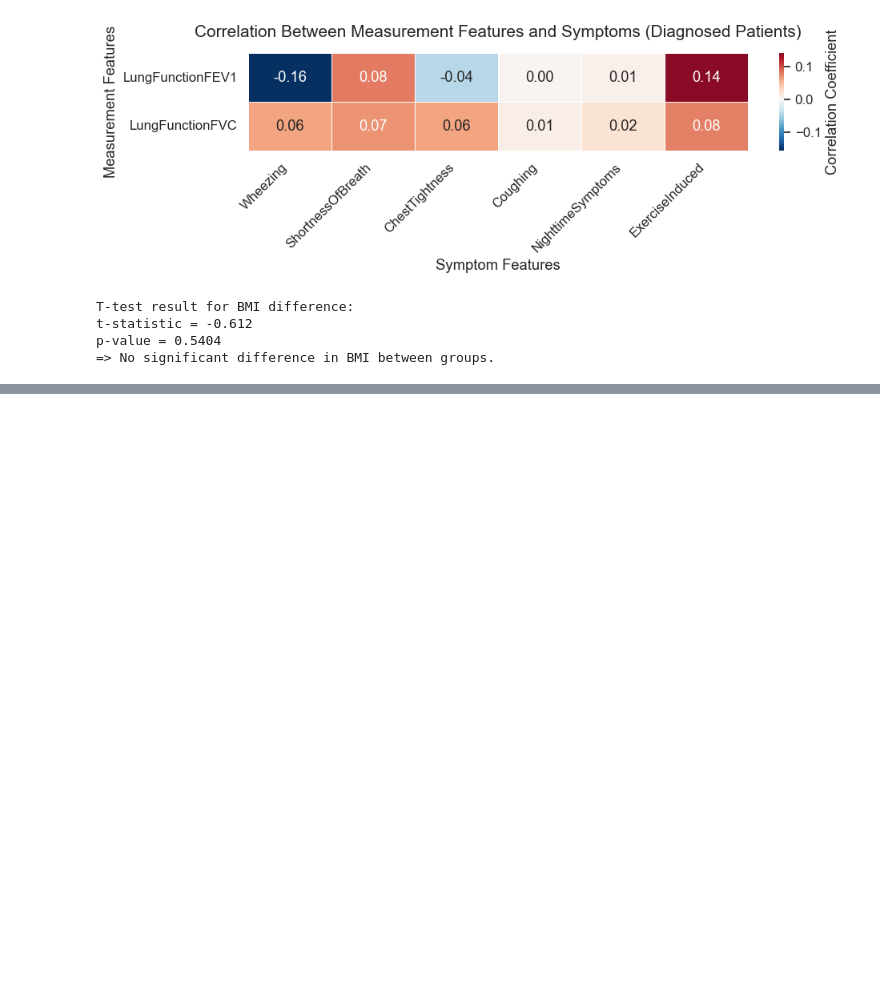
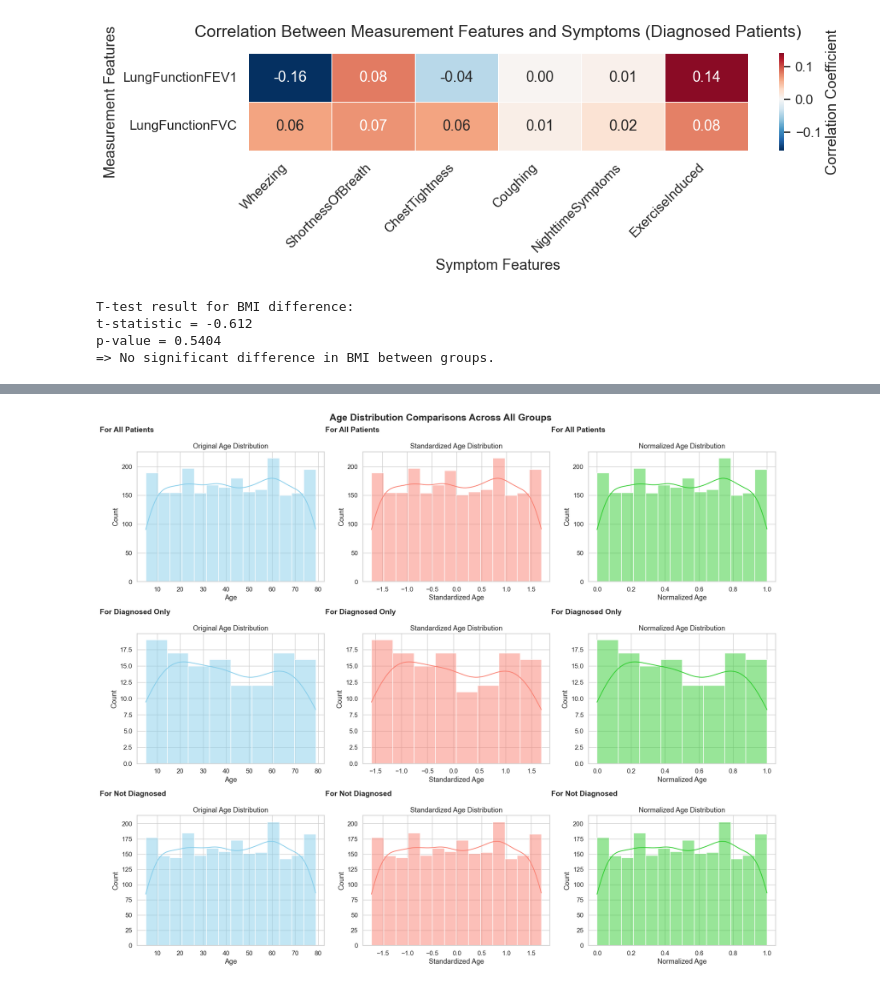
Before and after one commit to mdsri/Wakeb_coop, a Jupyter notebook: Week 2/EDA_2_clean.ipynb, the cells around one changed output, grey strips where cells are left out. Saved outputs shown, nothing was run; the diff lists cells and outputs as text; code cells hidden in the pictures; blank space fills up the shorter version.

Commit message:
standardization and normalization dataset

```diff
--- a/Week 2/EDA_2_clean.ipynb
+++ b/Week 2/EDA_2_clean.ipynb
@@ -712,3 +679,10 @@ T-test result for BMI difference:
 t-statistic = -0.612
 p-value = 0.5404
 => No significant difference in BMI between groups.
+# %%
+from sklearn.preprocessing import StandardScaler
+
+scaler = StandardScaler()
+data['Age_Standardized'] = scaler.fit_transform(data[['Age']])
+data_diagnosed['Age_Standardized'] = scaler.fit_transform(data_diagnosed[['Age']])
+data_not_diagnosed['Age_Standardized'] = scaler.fit_transform(data_not_diagnosed[['Age']])
@@ -714,0 +700,7 @@ p-value = 0.5404
+# %%
+from sklearn.preprocessing import MinMaxScaler
+
+scaler = MinMaxScaler()
+data['Age_Normalized'] = scaler.fit_transform(data[['Age']])
+data_diagnosed['Age_Normalized'] = scaler.fit_transform(data_diagnosed[['Age']])
+data_not_diagnosed['Age_Normalized'] = scaler.fit_transform(data_not_diagnosed[['Age']])
@@ -714,0 +718,62 @@ p-value = 0.5404
+# %%
+fig, axes = plt.subplots(3, 3, figsize=(18, 15))
+
+# --- Row 1: All Patients ---
+sns.histplot(data['Age'], kde=True, color='skyblue', ax=axes[0, 0])
+axes[0, 0].set_title('Original Age Distribution')
+axes[0, 0].set_xlabel('Age')
+axes[0, 0].set_ylabel('Count')
+
+sns.histplot(data['Age_Standardized'], kde=True, color='salmon', ax=axes[0, 1])
+axes[0, 1].set_title('Standardized Age Distribution')
+axes[0, 1].set_xlabel('Standardized Age')
+
+sns.histplot(data['Age_Normalized'], kde=True, color='limegreen', ax=axes[0, 2])
+axes[0, 2].set_title('Normalized Age Distribution')
+axes[0, 2].set_xlabel('Normalized Age')
+
+# Add row title
+for ax in axes[0]:
+    ax.text(-0.2, 1.15, 'For All Patients', transform=ax.transAxes, fontsize=14, fontweight='bold')
+
+# --- Row 2: Diagnosed Patients ---
+sns.histplot(data_diagnosed['Age'], kde=True, color='skyblue', ax=axes[1, 0])
+axes[1, 0].set_title('Original Age Distribution')
+axes[1, 0].set_xlabel('Age')
+axes[1, 0].set_ylabel('Count')
+
+sns.histplot(data_diagnosed['Age_Standardized'], kde=True, color='salmon', ax=axes[1, 1])
+axes[1, 1].set_title('Standardized Age Distribution')
+axes[1, 1].set_xlabel('Standardized Age')
+
+sns.histplot(data_diagnosed['Age_Normalized'], kde=True, color='limegreen', ax=axes[1, 2])
+axes[1, 2].set_title('Normalized Age Distribution')
+axes[1, 2].set_xlabel('Normalized Age')
+
+# Add row title
+for ax in axes[1]:
+    ax.text(-0.2, 1.15, 'For Diagnosed Only', transform=ax.transAxes, fontsize=14, fontweight='bold')
+
+# --- Row 3: Not Diagnosed Patients ---
+sns.histplot(data_not_diagnosed['Age'], kde=True, color='skyblue', ax=axes[2, 0])
+axes[2, 0].set_title('Original Age Distribution')
+axes[2, 0].set_xlabel('Age')
+axes[2, 0].set_ylabel('Count')
+
+sns.histplot(data_not_diagnosed['Age_Standardized'], kde=True, color='salmon', ax=axes[2, 1])
+axes[2, 1].set_title('Standardized Age Distribution')
+axes[2, 1].set_xlabel('Standardized Age')
+
+sns.histplot(data_not_diagnosed['Age_Normalized'], kde=True, color='limegreen', ax=axes[2, 2])
+axes[2, 2].set_title('Normalized Age Distribution')
+axes[2, 2].set_xlabel('Normalized Age')
+
+# Add row title
+for ax in axes[2]:
+    ax.text(-0.2, 1.15, 'For Not Diagnosed', transform=ax.transAxes, fontsize=14, fontweight='bold')
+
+plt.tight_layout(rect=[0, 0, 1, 0.97])
+plt.suptitle('Age Distribution Comparisons Across All Groups', fontsize=18, fontweight='bold')
+plt.show()
+# %% [output]
+[figure, added]
```
Also changed, not shown: parts of 12 cells of this notebook.
